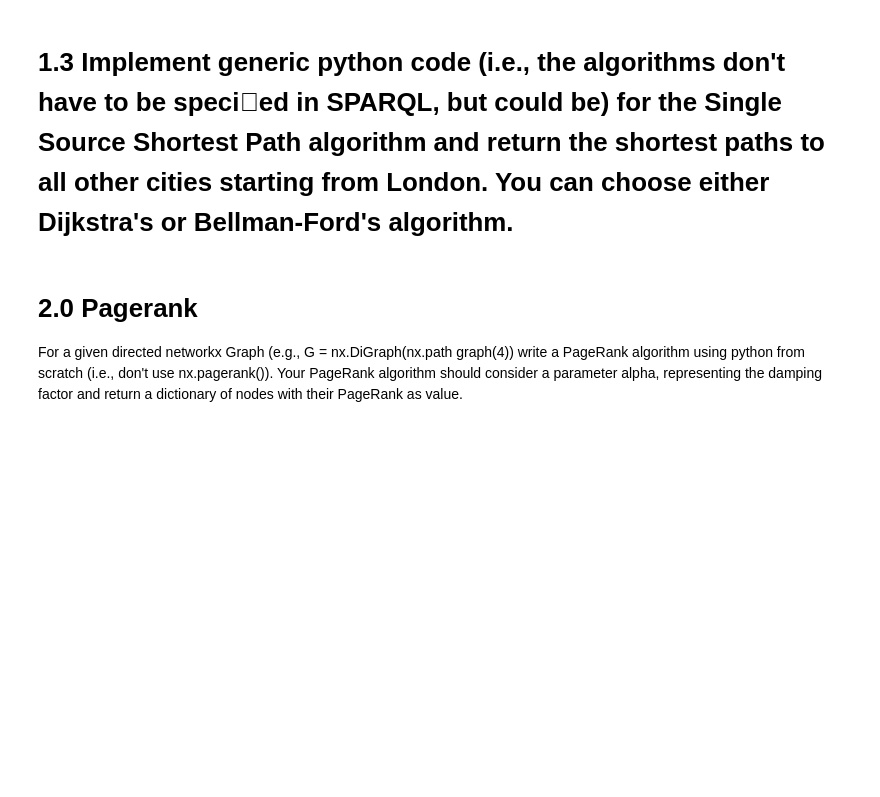
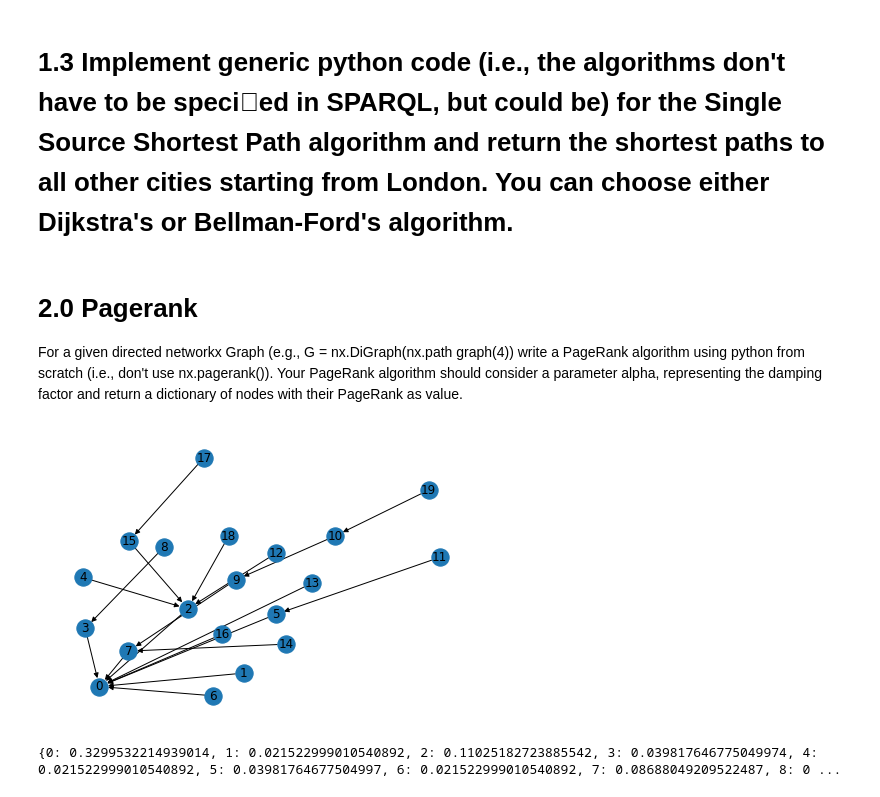
Before and after one commit to sastry17/Graph_ML, a Jupyter notebook: Excercise_1.ipynb, the cells around one changed output. Cells and saved outputs as stored; diff of their text form; code cells hidden in the pictures; blank space fills up the shorter version.

```diff
--- a/Excercise_1.ipynb
+++ b/Excercise_1.ipynb
@@ -168,6 +168,9 @@ import matplotlib.pyplot as plt
 import numpy as np
 from scipy.sparse import csc_matrix
 # %%
+def pageRank(G, alpha = .85, maxerr = .0001):
+
+
     """
     Computes the pagerank for each of the n states
     Parameters
@@ -177,19 +180,6 @@ from scipy.sparse import csc_matrix
     maxerr: if the sum of pageranks between iterations is below this we will
             have converged.
     """
-
-
-def pageRank(G, alpha = .85, maxerr = .0001):
-    """
-    Computes the pagerank for each of the n states
-    Parameters
-    ----------
-    G: matrix representing state transitions
-    alpha: damping factor
-    maxerr: if the sum of pageranks between iterations is below this we will
-            have converged.
-    """
-
 
 
     #Constructing a numpy array from the graph and shaping it
@@ -226,30 +216,35 @@ def pageRank(G, alpha = .85, maxerr = .0001):
 
 if __name__ == '__main__':
 
 
     """
     Generating a random directed graph G
     """
+
+    # setting the number of nodes
     nodes = 20
 
     #G = nx.gn_graph(nodes)
     G = nx.gnr_graph(nodes, 0.5)
 
     nx.draw(G, with_labels = True)
     plt.show()
 
 
 
     """
     computing pagerank
     """
     score = pageRank(G, 0.85, .0001)
 
     rank = {}
 
 
 
     for i in range(0,nodes):
          rank[i] = score[i]
 
     print(rank)
+# %% [output]
+[figure, added]
+{0: 0.3299532214939014, 1: 0.021522999010540892, 2: 0.11025182723885542, 3: 0.039817646775049974, 4: 0.021522999010540892, 5: 0.03981764677504997, 6: 0.021522999010540892, 7: 0.08688049209522487, 8: 0 ...
```
